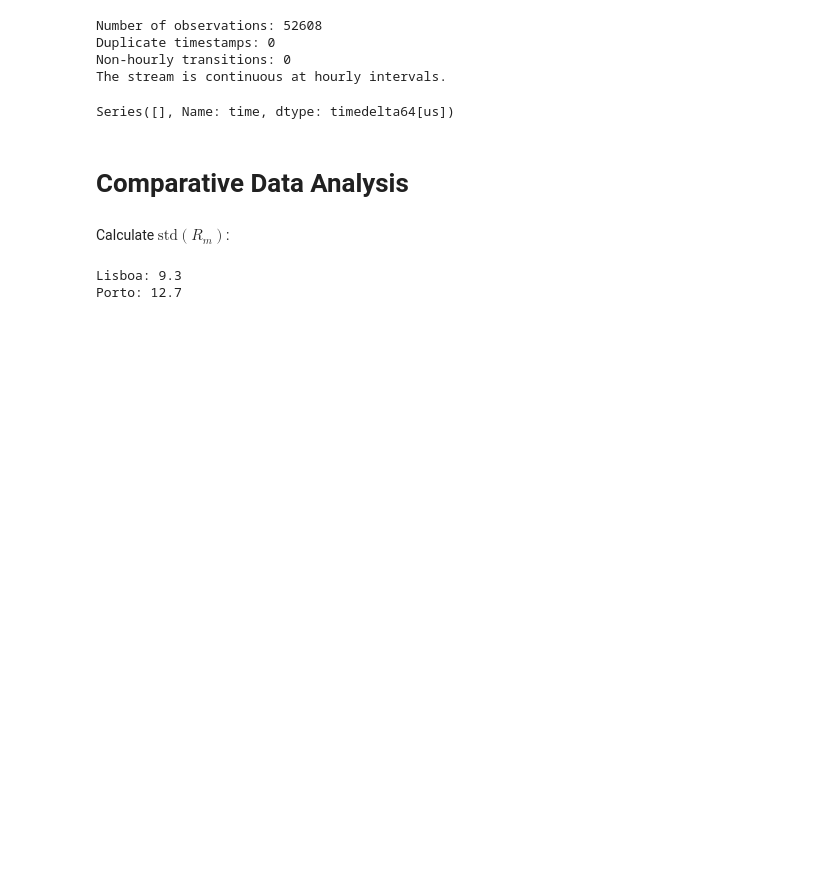
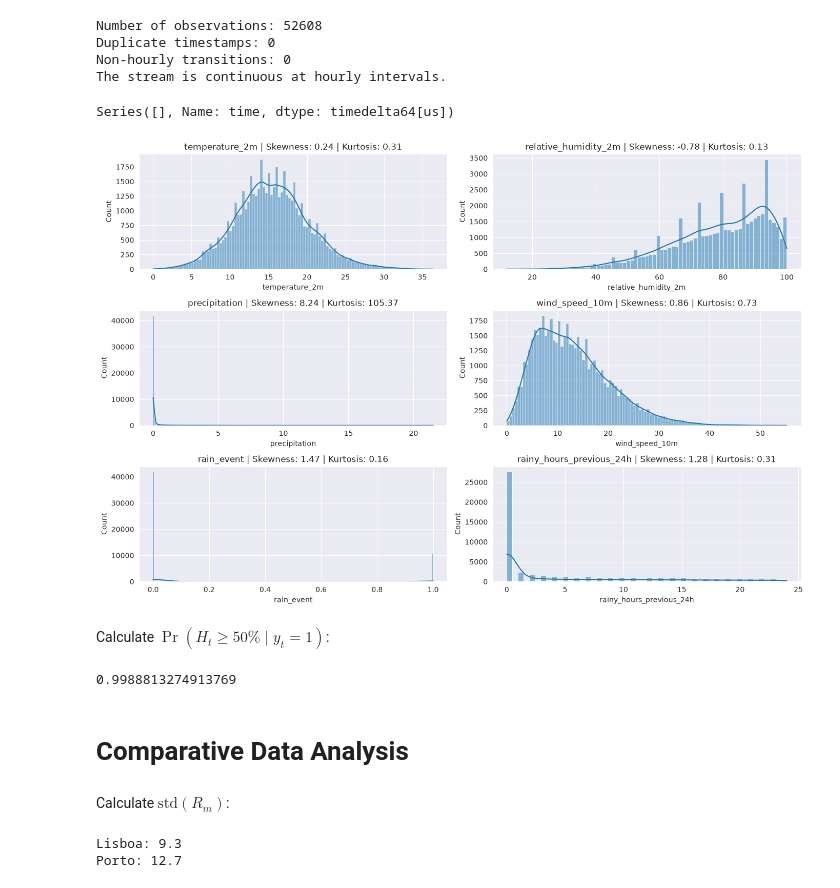
Before and after one commit to LouisSilva/Data-Stream-Mining-Practical-Assignment-1, a Jupyter notebook: practical_assignment.ipynb, the cells around one changed output. Cells and saved outputs as stored; diff of their text form; code cells hidden in the pictures; blank space fills up the shorter version.

```diff
--- a/practical_assignment.ipynb
+++ b/practical_assignment.ipynb
@@ -196,6 +234,28 @@ Duplicate timestamps: 0
 Non-hourly transitions: 0
 The stream is continuous at hourly intervals.
 Series([], Name: time, dtype: timedelta64[us])
+# %%
+# Plot the weather variables distribution
+
+numerical_columns = df_porto.select_dtypes(include=["int64", "float64"]).columns
+
+plt.figure(figsize=(14, len(numerical_columns) * 3))
+for idx, feature in enumerate(numerical_columns, 1):
+    plt.subplot(len(numerical_columns), 2, idx)
+    sns.histplot(df_porto[feature], kde=True)
+    plt.title(f"{feature} | Skewness: {round(df_porto[feature].skew(), 2)} | Kurtosis: {round(df_porto[feature].kurtosis(), 2)}")
+
+plt.tight_layout()
+plt.show()
+# %% [output]
+[figure, added]
+# %% [markdown]
+Calculate $\Pr(H_t \geq 50\% \mid y_t=1)$:
+# %%
+rainy = df_porto[df_porto["rain_event"] == 1]
+print((rainy["relative_humidity_2m"] >= 50).mean())
+# %% [output]
+0.9988813274913769
 # %% [markdown]
 # Comparative Data Analysis
 # %%
```
Also changed, not shown: parts of 12 cells of this notebook, 3 other files.
